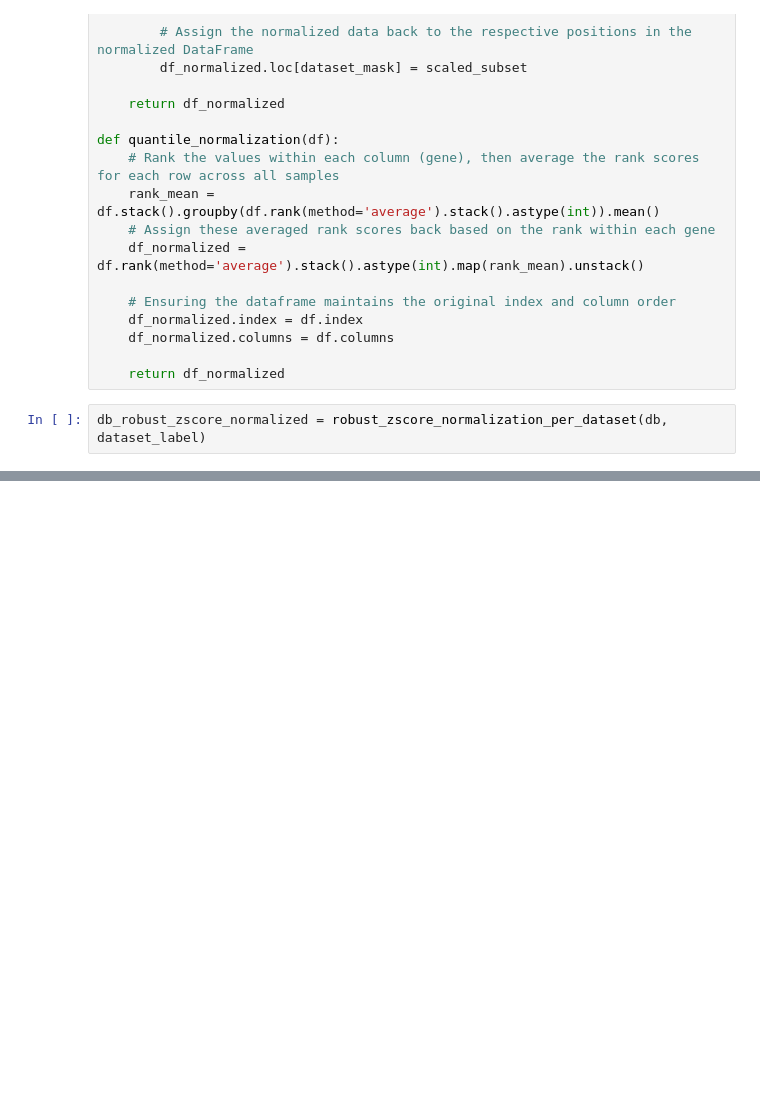
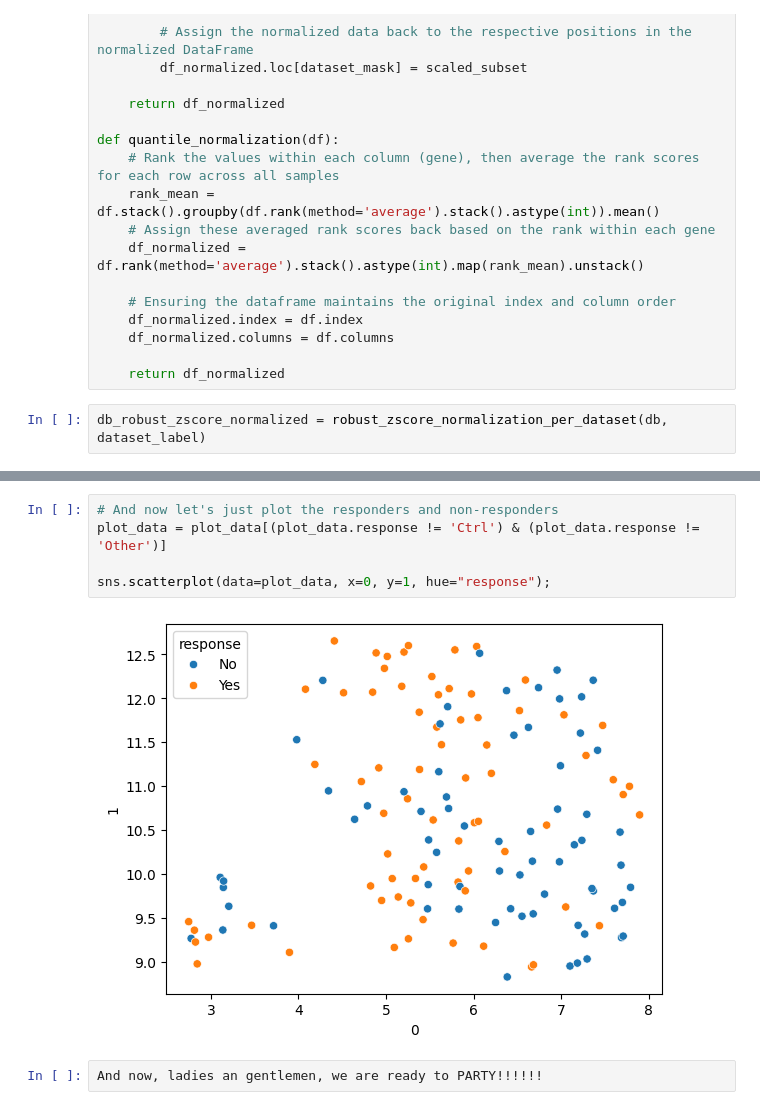
Before and after one commit to MaciejPiernik/ibd, a Jupyter notebook: ibd/notebooks/experiment_playground.ipynb, the cells around one changed output, grey strips where cells are left out. Saved outputs shown, nothing was run; the diff lists cells and outputs as text; blank space fills up the shorter version.

```diff
--- a/ibd/notebooks/experiment_playground.ipynb
+++ b/ibd/notebooks/experiment_playground.ipynb
@@ -130,0 +284,9 @@ plt.show()
+# %%
+# And now let's just plot the responders and non-responders
+plot_data = plot_data[(plot_data.response != 'Ctrl') & (plot_data.response != 'Other')]
+
+sns.scatterplot(data=plot_data, x=0, y=1, hue="response");
+# %% [output]
+[figure, added]
+# %%
+And now, ladies an gentlemen, we are ready to PARTY!!!!!!
```
Also changed, not shown: parts of 18 cells of this notebook, 1 other file.
